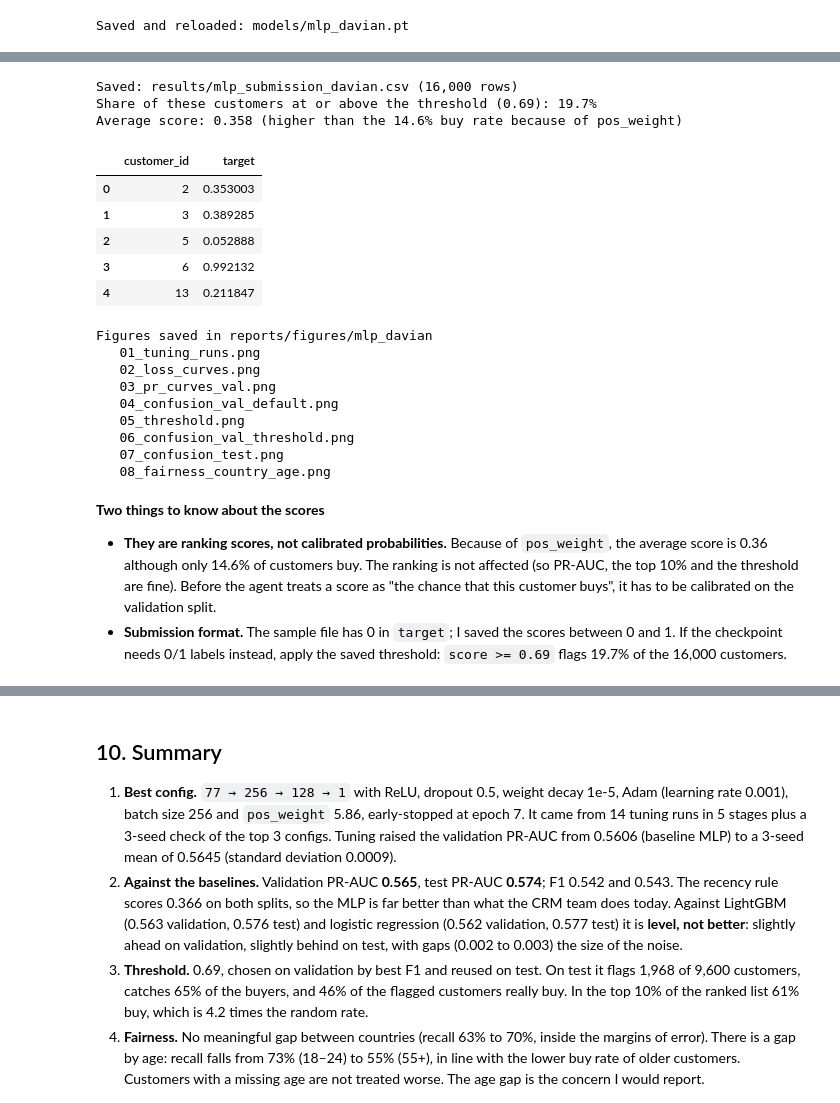
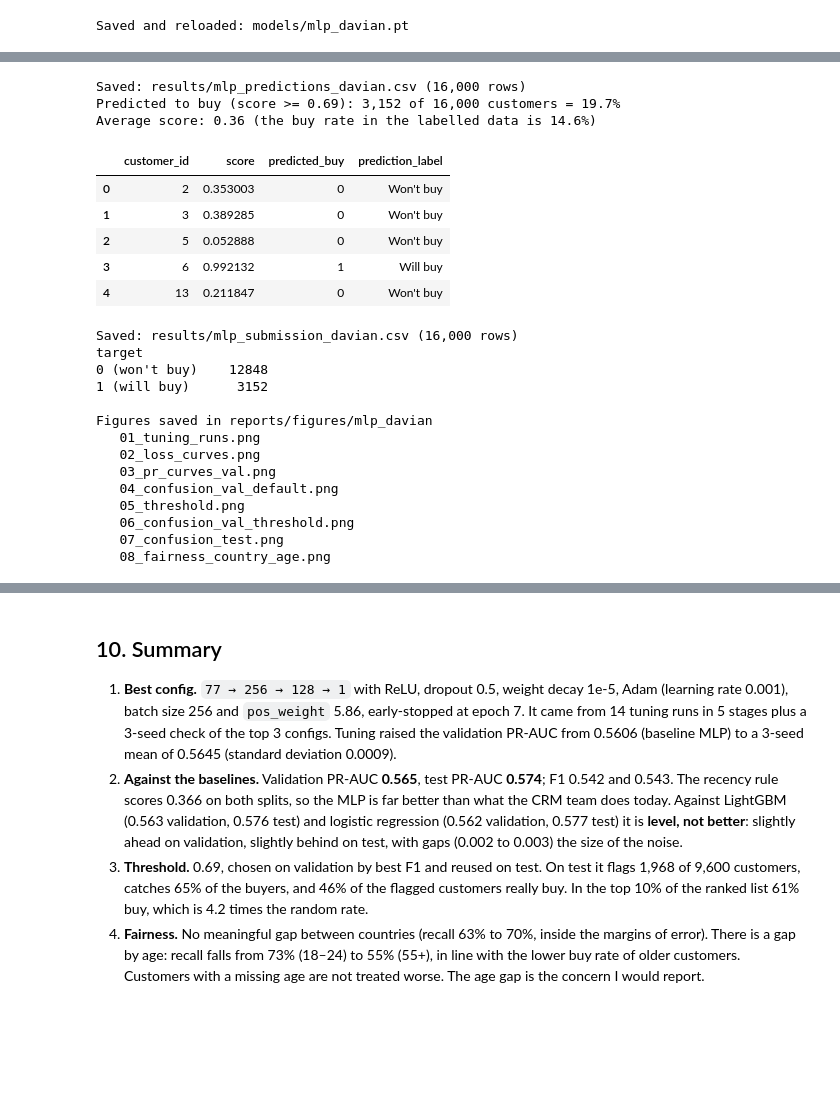
Before and after one commit to rider-26/AI-Innovation-with-Deep-Learning, a Jupyter notebook: notebooks/04_mlp_davian.ipynb, the cells around one changed output, grey strips where cells are left out. Cells and saved outputs as stored; diff of their text form; code cells hidden in the pictures; blank space fills up the shorter version.

```diff
--- a/notebooks/04_mlp_davian.ipynb
+++ b/notebooks/04_mlp_davian.ipynb
@@ -1221,49 +1239,55 @@ as `data/raw/sample_submission.csv`, with the model's score in `target`.
+# %%
+X_submission_t = torch.tensor(submission_df[feature_cols].to_numpy(dtype=np.float32), device=device)
+submission_scores = predict_scores(model, X_submission_t)             # model output between 0 and 1
+
+predictions = pd.DataFrame({ID_COL: submission_df[ID_COL], "score": submission_scores})
+predictions["predicted_buy"] = (predictions["score"] >= threshold).astype(int)      # the saved validation threshold
+predictions["prediction_label"] = np.where(predictions["predicted_buy"] == 1, "Will buy", "Won't buy")
+predictions.to_csv(RESULTS_DIR / "mlp_predictions_davian.csv", index=False)
+
+n_buy = int(predictions["predicted_buy"].sum())
+print("Saved:", (RESULTS_DIR / "mlp_predictions_davian.csv").relative_to(ROOT).as_posix(), f"({len(predictions):,} rows)")
+print(f"Predicted to buy (score >= {threshold:.2f}): {n_buy:,} of {len(predictions):,} customers = {n_buy / len(predictions):.1%}")
+print(f"Average score: {predictions['score'].mean():.2f} (the buy rate in the labelled data is {y_train.mean():.1%})")
+display(predictions.head())
+# %% [output]
+Saved: results/mlp_predictions_davian.csv (16,000 rows)
+Predicted to buy (score >= 0.69): 3,152 of 16,000 customers = 19.7%
+Average score: 0.36 (the buy rate in the labelled data is 14.6%)
+|  | customer_id | score | predicted_buy | prediction_label |
+| 0 | 2 | 0.353003 | 0 | Won't buy |
+| 1 | 3 | 0.389285 | 0 | Won't buy |
+| 2 | 5 | 0.052888 | 0 | Won't buy |
+| 3 | 6 | 0.992132 | 1 | Will buy |
+| 4 | 13 | 0.211847 | 0 | Won't buy |
 # %%
-X_submission_t = torch.tensor(submission_df[feature_cols].to_numpy(dtype=np.float32), device=device)
-submission = pd.DataFrame({
-    ID_COL: submission_df[ID_COL],
-    TARGET_COL: predict_scores(model, X_submission_t),      # score between 0 and 1
-})
+# Submission file: exactly the sample_submission format, with the 0/1 prediction in `target`.
+submission = pd.DataFrame({ID_COL: predictions[ID_COL], TARGET_COL: predictions["predicted_buy"]})
 
-# Same columns, same customers, same order as the sample file.
 sample = pd.read_csv(DATA_RAW / "sample_submission.csv")
-assert list(submission.columns) == list(sample.columns)
-assert (submission[ID_COL].to_numpy() == sample[ID_COL].to_numpy()).all()
+assert list(submission.columns) == list(sample.columns)                        # same columns
+assert (submission[ID_COL].to_numpy() == sample[ID_COL].to_numpy()).all()      # same customers, same order
+assert set(submission[TARGET_COL].unique()) <= {0, 1}                          # whole numbers 0/1, like the sample
 
 submission.to_csv(RESULTS_DIR / "mlp_submission_davian.csv", index=False)
 print("Saved:", (RESULTS_DIR / "mlp_submission_davian.csv").relative_to(ROOT).as_posix(), f"({len(submission):,} rows)")
-print(f"Share of these customers at or above the threshold ({threshold:.2f}): {(submission[TARGET_COL] >= threshold).mean():.1%}")
-print(f"Average score: {submission[TARGET_COL].mean():.3f} (higher than the 14.6% buy rate because of pos_weight)")
-display(submission.head())
+print(submission[TARGET_COL].value_counts().rename({0: "0 (won't buy)", 1: "1 (will buy)"}).to_string())
 
 print("\nFigures saved in", FIG_DIR.relative_to(ROOT).as_posix())
 for path in sorted(FIG_DIR.glob("*.png")):
     print("  ", path.name)
 # %% [output]
 Saved: results/mlp_submission_davian.csv (16,000 rows)
-Share of these customers at or above the threshold (0.69): 19.7%
-Average score: 0.358 (higher than the 14.6% buy rate because of pos_weight)
+target
+0 (won't buy)    12848
+1 (will buy)      3152
+
+Figures saved in reports/figures/mlp_davian
+   01_tuning_runs.png
+   02_loss_curves.png
+   03_pr_curves_val.png
+   04_confusion_val_default.png
+   05_threshold.png
+   06_confusion_val_threshold.png
+   07_confusion_test.png
+   08_fairness_country_age.png
-|  | customer_id | target |
-| 0 | 2 | 0.353003 |
-| 1 | 3 | 0.389285 |
-| 2 | 5 | 0.052888 |
-| 3 | 6 | 0.992132 |
-| 4 | 13 | 0.211847 |
-Figures saved in reports/figures/mlp_davian
-   01_tuning_runs.png
-   02_loss_curves.png
-   03_pr_curves_val.png
-   04_confusion_val_default.png
-   05_threshold.png
-   06_confusion_val_threshold.png
-   07_confusion_test.png
-   08_fairness_country_age.png
-# %% [markdown]
-**Two things to know about the scores**
-
-- **They are ranking scores, not calibrated probabilities.** Because of `pos_weight`, the average score is 0.36
-  although only 14.6% of customers buy. The ranking is not affected (so PR-AUC, the top 10% and the threshold are
-  fine). Before the agent treats a score as "the chance that this customer buys", it has to be calibrated on the
-  validation split.
-- **Submission format.** The sample file has 0 in `target`; I saved the scores between 0 and 1. If the checkpoint
-  needs 0/1 labels instead, apply the saved threshold: `score >= 0.69` flags 19.7% of the 16,000 customers.
```
Also changed, not shown: parts of 14 cells of this notebook, 4 other files.
